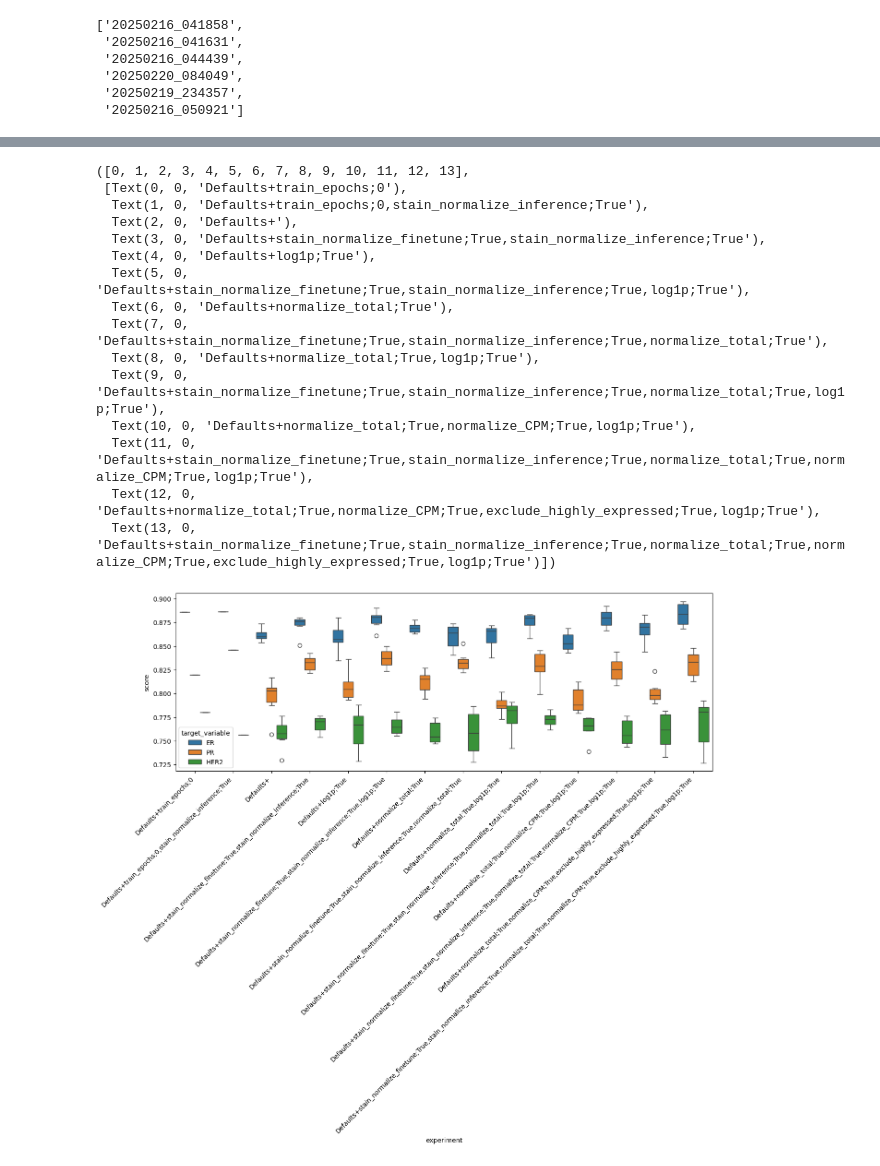
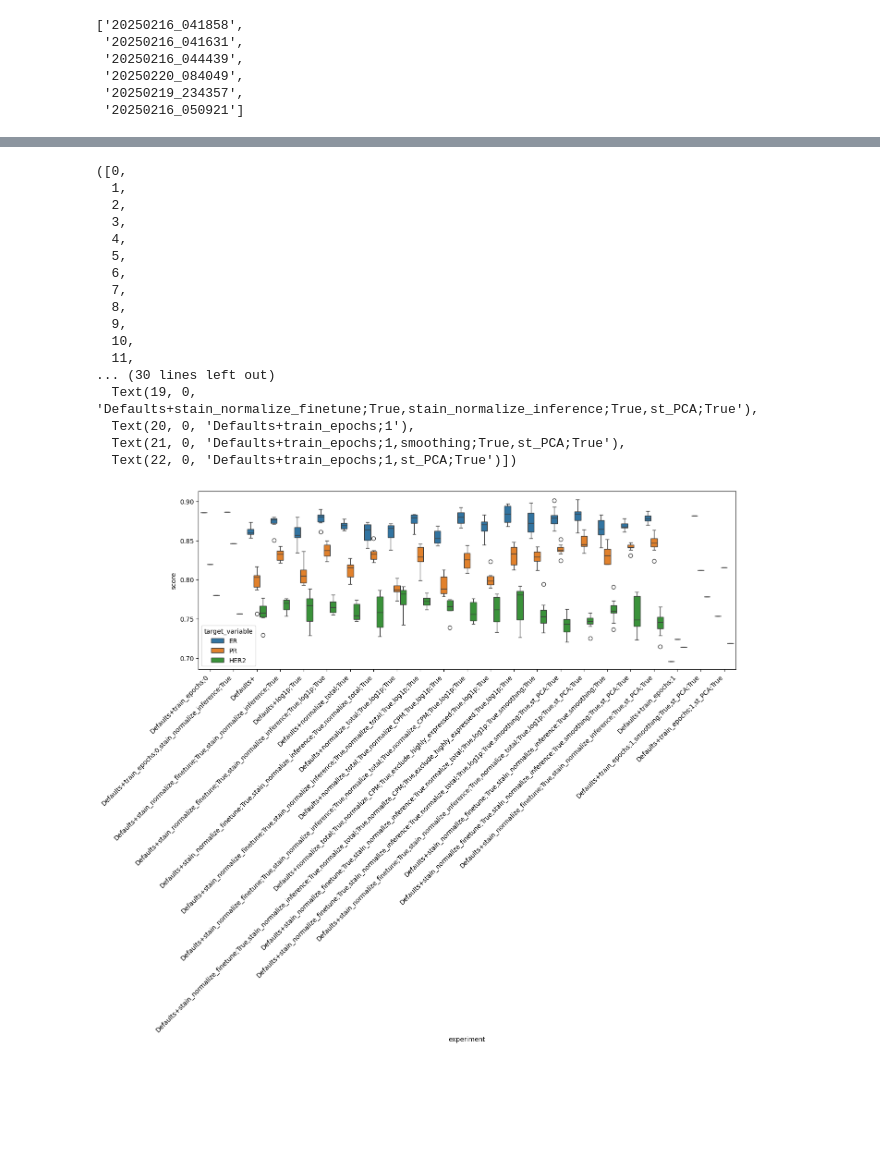
Before and after one commit to k-stacke/CONCH, a Jupyter notebook: notebooks/results.ipynb, the cells around one changed output, grey strips where cells are left out. Cells and saved outputs as stored; diff of their text form; code cells hidden in the pictures; blank space fills up the shorter version.

```diff
--- a/notebooks/results.ipynb
+++ b/notebooks/results.ipynb
@@ -50,5 +75,4 @@ No results for Defaults+ round 20250219_102141
 # %%
-list(df.experiment.unique())
 
 experiment_order = [
     'Defaults+train_epochs;0',
@@ -65,6 +89,15 @@ experiment_order = [
     'Defaults+stain_normalize_finetune;True,stain_normalize_inference;True,normalize_total;True,normalize_CPM;True,log1p;True',
     'Defaults+normalize_total;True,normalize_CPM;True,exclude_highly_expressed;True,log1p;True',
     'Defaults+stain_normalize_finetune;True,stain_normalize_inference;True,normalize_total;True,normalize_CPM;True,exclude_highly_expressed;True,log1p;True',
+    'Defaults+stain_normalize_finetune;True,stain_normalize_inference;True,normalize_total;True,log1p;True,smoothing;True',
+    'Defaults+stain_normalize_finetune;True,stain_normalize_inference;True,normalize_total;True,log1p;True,smoothing;True,st_PCA;True',
+    'Defaults+stain_normalize_finetune;True,stain_normalize_inference;True,normalize_total;True,log1p;True,st_PCA;True',
+    'Defaults+stain_normalize_finetune;True,stain_normalize_inference;True,smoothing;True',
+    'Defaults+stain_normalize_finetune;True,stain_normalize_inference;True,smoothing;True,st_PCA;True',
+    'Defaults+stain_normalize_finetune;True,stain_normalize_inference;True,st_PCA;True',
+    'Defaults+train_epochs;1',
+    'Defaults+train_epochs;1,smoothing;True,st_PCA;True',
+    'Defaults+train_epochs;1,st_PCA;True'
 ]
 # %%
 df.head()
@@ -92,23 +265,29 @@ plt.legend(bbox_to_anchor=(1.05, 1), loc=2, borderaxespad=0.)
 # %%
 df_long = df.melt(id_vars=['Model', 'Seed', 'Metric', 'experiment', 'round'], var_name='target_variable', value_name='score')
 
 fig = plt.figure(figsize=(15, 5))
 sns.boxplot(data=df_long[df_long.Metric == 'auc'], x='experiment', y='score', hue='target_variable', order=experiment_order)
 plt.xticks(rotation=45, ha='right')
+
+fig = plt.figure(figsize=(15, 5))
+sns.boxplot(data=df_long[df_long.Metric == 'balanced_accuracy'], x='experiment', y='score', hue='target_variable', order=experiment_order)
+plt.xticks(rotation=45, ha='right')
 # %% [output]
-([0, 1, 2, 3, 4, 5, 6, 7, 8, 9, 10, 11, 12, 13],
- [Text(0, 0, 'Defaults+train_epochs;0'),
-  Text(1, 0, 'Defaults+train_epochs;0,stain_normalize_inference;True'),
-  Text(2, 0, 'Defaults+'),
-  Text(3, 0, 'Defaults+stain_normalize_finetune;True,stain_normalize_inference;True'),
-  Text(4, 0, 'Defaults+log1p;True'),
-  Text(5, 0, 'Defaults+stain_normalize_finetune;True,stain_normalize_inference;True,log1p;True'),
-  Text(6, 0, 'Defaults+normalize_total;True'),
-  Text(7, 0, 'Defaults+stain_normalize_finetune;True,stain_normalize_inference;True,normalize_total;True'),
-  Text(8, 0, 'Defaults+normalize_total;True,log1p;True'),
-  Text(9, 0, 'Defaults+stain_normalize_finetune;True,stain_normalize_inference;True,normalize_total;True,log1p;True'),
-  Text(10, 0, 'Defaults+normalize_total;True,normalize_CPM;True,log1p;True'),
-  Text(11, 0, 'Defaults+stain_normalize_finetune;True,stain_normalize_inference;True,normalize_total;True,normalize_CPM;True,log1p;True'),
-  Text(12, 0, 'Defaults+normalize_total;True,normalize_CPM;True,exclude_highly_expressed;True,log1p;True'),
-  Text(13, 0, 'Defaults+stain_normalize_finetune;True,stain_normalize_inference;True,normalize_total;True,normalize_CPM;True,exclude_highly_expressed;True,log1p;True')])
+([0,
+  1,
+  2,
+  3,
+  4,
+  5,
+  6,
+  7,
+  8,
+  9,
+  10,
+  11,
+... (30 lines left out)
+  Text(19, 0, 'Defaults+stain_normalize_finetune;True,stain_normalize_inference;True,st_PCA;True'),
+  Text(20, 0, 'Defaults+train_epochs;1'),
+  Text(21, 0, 'Defaults+train_epochs;1,smoothing;True,st_PCA;True'),
+  Text(22, 0, 'Defaults+train_epochs;1,st_PCA;True')])
-[figure, old version]
+[figure, new version]
```
Also changed, not shown: parts of 8 cells of this notebook, 2 other files.
